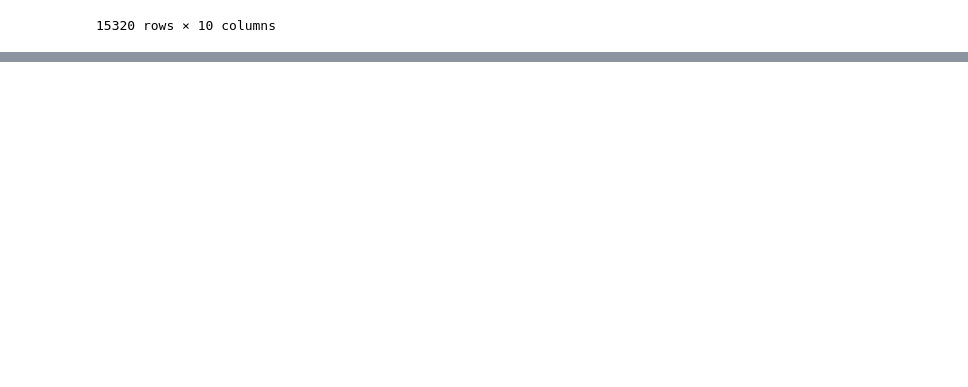
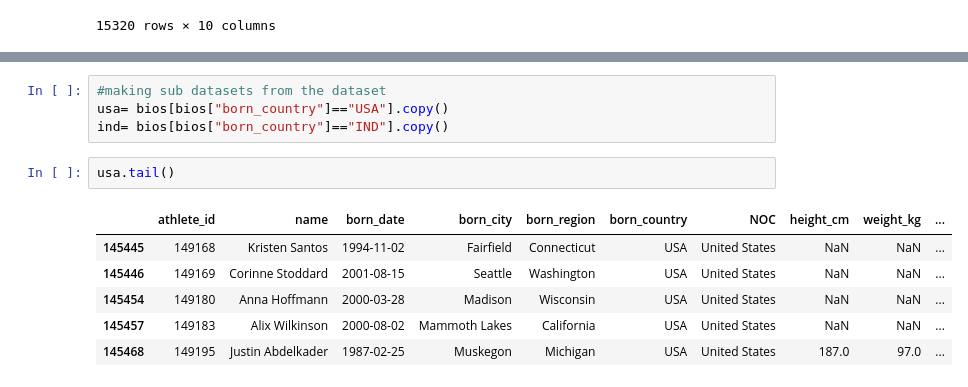
Before and after one commit to nehin17/DataScience, a Jupyter notebook: Pandas/bios.ipynb, the cells around one changed output, grey strips where cells are left out. Saved outputs shown, nothing was run; the diff lists cells and outputs as text; blank space fills up the shorter version.

```diff
--- a/Pandas/bios.ipynb
+++ b/Pandas/bios.ipynb
@@ -117,0 +217,13 @@ df.query('born_country == "IND" and born_city == "Delhi"')
+# %%
+#making sub datasets from the dataset
+usa= bios[bios["born_country"]=="USA"].copy()
+ind= bios[bios["born_country"]=="IND"].copy()
+# %%
+usa.tail()
+# %% [output]
+|  | athlete_id | name | born_date | born_city | born_region | born_country | NOC | height_cm | weight_kg | ... |
+| 145445 | 149168 | Kristen Santos | 1994-11-02 | Fairfield | Connecticut | USA | United States | NaN | NaN | ... |
+| 145446 | 149169 | Corinne Stoddard | 2001-08-15 | Seattle | Washington | USA | United States | NaN | NaN | ... |
+| 145454 | 149180 | Anna Hoffmann | 2000-03-28 | Madison | Wisconsin | USA | United States | NaN | NaN | ... |
+| 145457 | 149183 | Alix Wilkinson | 2000-08-02 | Mammoth Lakes | California | USA | United States | NaN | NaN | ... |
+| 145468 | 149195 | Justin Abdelkader | 1987-02-25 | Muskegon | Michigan | USA | United States | 187.0 | 97.0 | ... |
```
Also changed, not shown: parts of 18 cells of this notebook, 1 other file.
